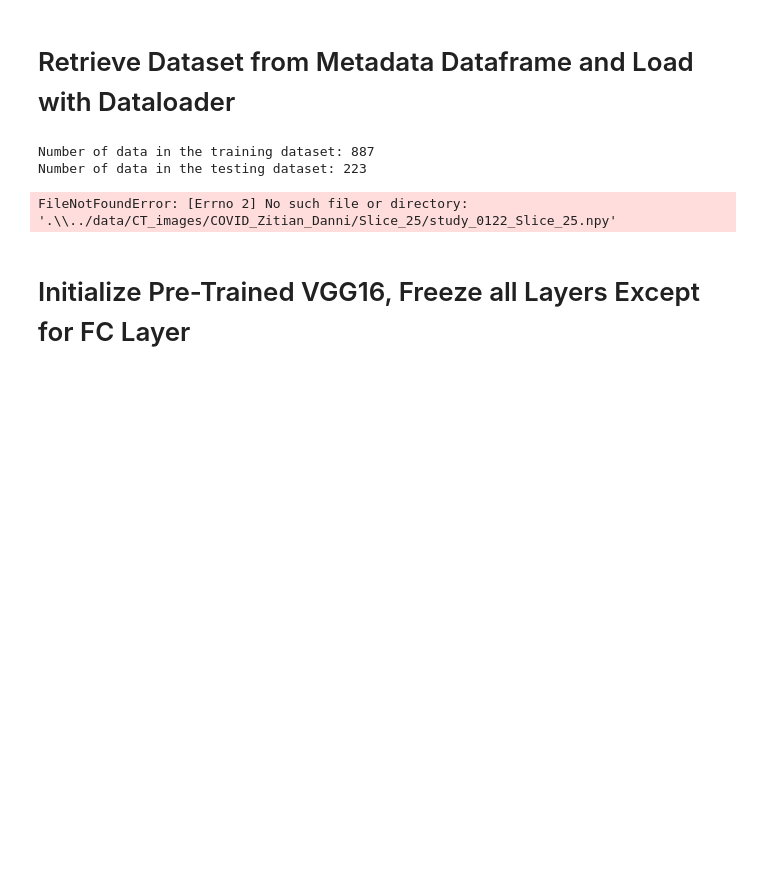
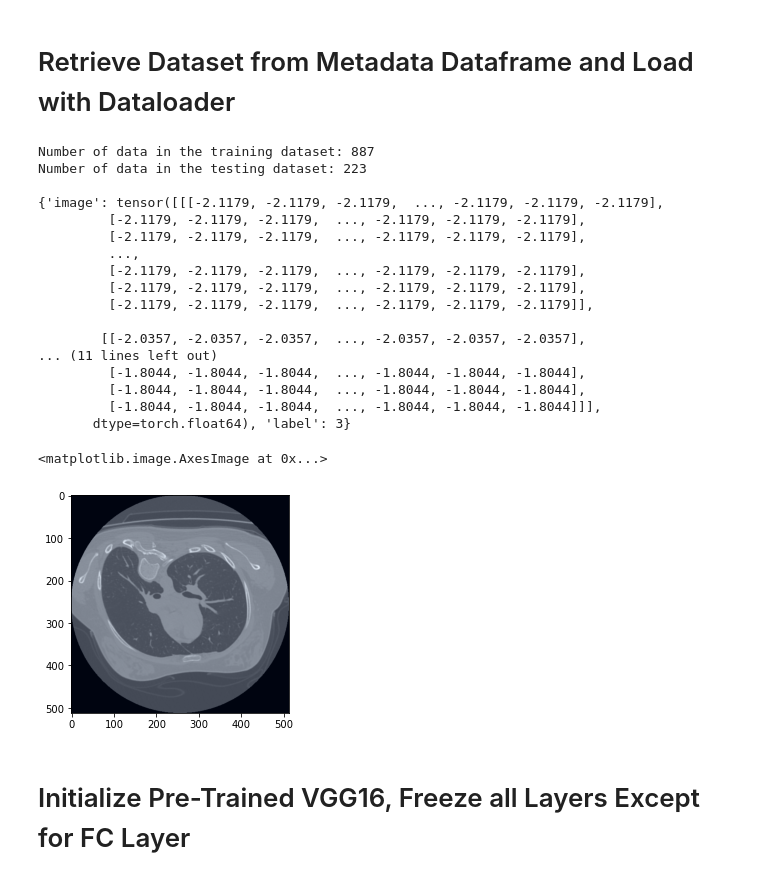
Before and after one commit to Petronian/ihs-2021, a Jupyter notebook: VGG16.ipynb, the cells around one changed output. Drawn from its saved outputs; the diff is of its cells as text; code cells hidden in the pictures; blank space fills up the shorter version.

Commit message:
working model?

```diff
--- a/VGG16.ipynb
+++ b/VGG16.ipynb
@@ -34,31 +37,60 @@ from utils.loading.NiFTIDataset import NiFTIDataset
 # Retrieve Dataset from Metadata Dataframe and Load with Dataloader
 # %%
 # MetaData dataframe
-metadata = pd.read_csv("metadata/metadata.csv")
+metadata = pd.read_csv("Metadata/metadata.csv")
+
+# Construct the appropriate transforms needed in the neural net.
+#
+# Normalization follows guidelines in https://pytorch.org/vision/stable/models.html.
+# Rescale the image to (0,1), then convert to 3-channel grayscale, then normalize
+# it in accordance with how it should be done using the above link.
+transform = transforms.Compose([
+    Rescale(0,1),
+    Unsqueeze(0),
+    Repeat(3,1,1),
+    transforms.Normalize(mean=[0.485, 0.456, 0.406],
+                         std=[0.229, 0.224, 0.225])
+    ])
 
 # Retrieve the dataset from info obtained in metadata dataframe
-dataset = NiFTIDataset(metadata=metadata,root='.',transform=None)
+dataset = NiFTIDataset(metadata=metadata,root='/datadrive/COVID_IEEE/data',transform=transform)
 
 # Split a NiFTIDatset into two groups (training and testing) based on information specified within its metadata dataframe
 # Return a tuple containing two NiFTIDataset objects with training and testing data, respectively.
 (training_data,testing_data) = train_test_split(dataset)
 
 print('Number of data in the training dataset: ' + str(len(training_data)))
 print('Number of data in the testing dataset: ' + str(len(testing_data)) + '\n')
 
 # Visualize the 886th image in the training dataset
 t = training_data.__getitem__(886)
 print(t)
 
 # load the data with dataloader
 train_dataloader = DataLoader(training_data,batch_size=64,shuffle=True)
 test_dataloader = DataLoader(testing_data,batch_size=64,shuffle=False)
 
-plt.imshow(t['image'])
+plt.imshow(Rescale(0,1)(t['image'].T))
 # %% [output]
 Number of data in the training dataset: 887
 Number of data in the testing dataset: 223
+
+{'image': tensor([[[-2.1179, -2.1179, -2.1179,  ..., -2.1179, -2.1179, -2.1179],
+         [-2.1179, -2.1179, -2.1179,  ..., -2.1179, -2.1179, -2.1179],
+         [-2.1179, -2.1179, -2.1179,  ..., -2.1179, -2.1179, -2.1179],
+         ...,
+         [-2.1179, -2.1179, -2.1179,  ..., -2.1179, -2.1179, -2.1179],
+         [-2.1179, -2.1179, -2.1179,  ..., -2.1179, -2.1179, -2.1179],
+         [-2.1179, -2.1179, -2.1179,  ..., -2.1179, -2.1179, -2.1179]],
+
+        [[-2.0357, -2.0357, -2.0357,  ..., -2.0357, -2.0357, -2.0357],
+... (11 lines left out)
+         [-1.8044, -1.8044, -1.8044,  ..., -1.8044, -1.8044, -1.8044],
+         [-1.8044, -1.8044, -1.8044,  ..., -1.8044, -1.8044, -1.8044],
+         [-1.8044, -1.8044, -1.8044,  ..., -1.8044, -1.8044, -1.8044]]],
+       dtype=torch.float64), 'label': 3}
-FileNotFoundError: [Errno 2] No such file or directory: '.\\../data/CT_images/COVID_Zitian_Danni/Slice_25/study_0122_Slice_25.npy'
+<matplotlib.image.AxesImage at 0x...>
+[figure, added]
 # %% [markdown]
 # Initialize Pre-Trained VGG16, Freeze all Layers Except for FC Layer
 # %%
```
Also changed, not shown: parts of 3 cells of this notebook.
